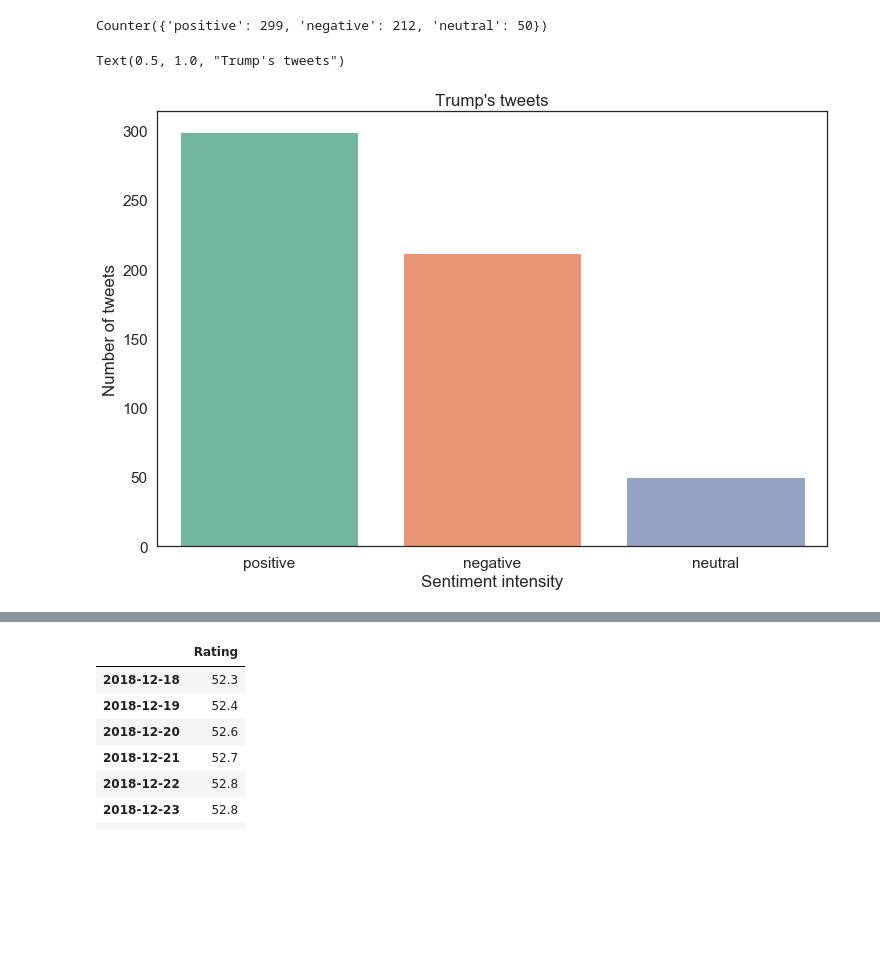
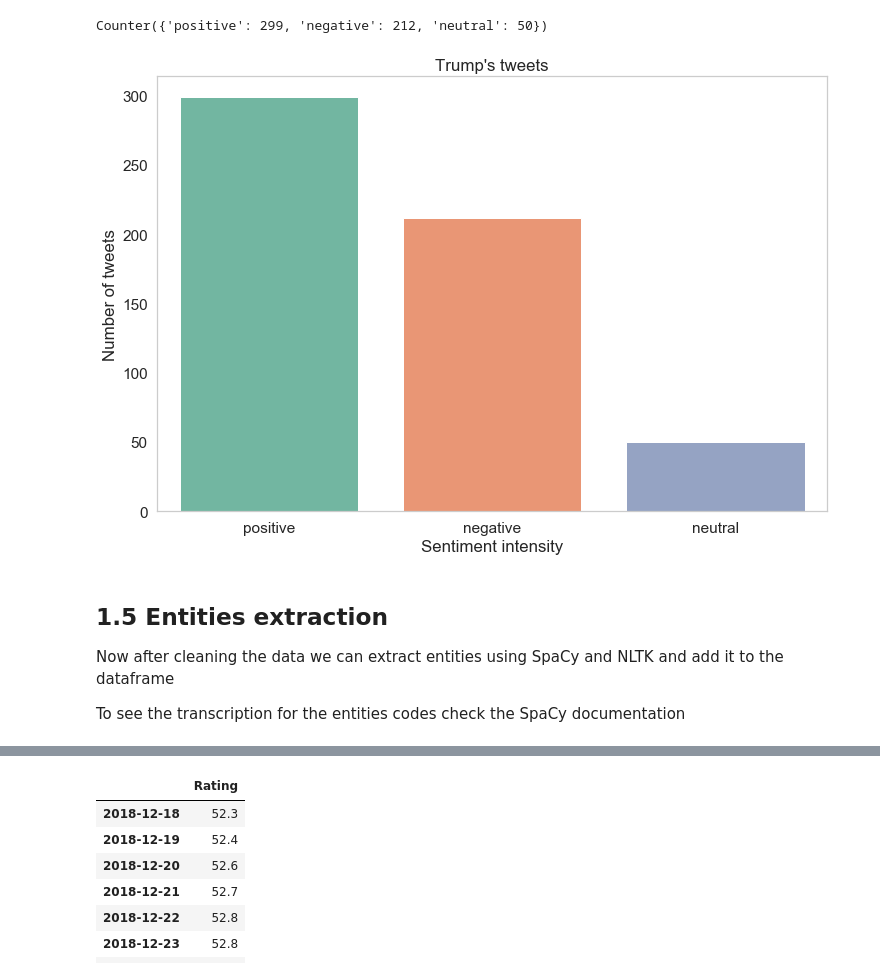
Before and after one commit to andrei-andrianov/trump-sentiment-analysis, a Jupyter notebook: Trump Sentiment Analysis.ipynb, the cells around one changed output, grey strips where cells are left out. Drawn from its saved outputs; the diff is of its cells as text; code cells hidden in the pictures; blank space fills up the shorter version.

```diff
--- a/Trump Sentiment Analysis.ipynb
+++ b/Trump Sentiment Analysis.ipynb
@@ -84,14 +85,14 @@ def collect_tweets(tweets, file):
     json.dump(tweets, file, indent=2)
 # %%
 %%time
-if os.path.isfile('tweets.json') and not os.stat('tweets.json').st_size == 0:
-    logging.info('File tweets.json already exists! Reading the file..')
-    file = open('tweets.json', 'r', encoding='utf8')
+if os.path.isfile('trump_tweets.json') and not os.stat('trump_tweets.json').st_size == 0:
+    logging.info('File trump_tweets.json already exists! Reading the file..')
+    file = open('trump_tweets.json', 'r', encoding='utf8')
     tweets = json.load(file)
     file.close()
 else:
-    logging.info('Creating tweets.json, collecting tweets..')
-    file = open('tweets.json', 'w', encoding='utf8')
+    logging.info('Creating trump_tweets.json, collecting tweets..')
+    file = open('trump_tweets.json', 'w', encoding='utf8')
     tweets = []
     collect_tweets(tweets, file)
     file.close()
@@ -328,8 +222,13 @@ Counter({'positive': 299, 'negative': 212, 'neutral': 50})
 # %%
 sns.countplot(df['Sentiment'])
 plt.xlabel('Sentiment intensity')
 plt.ylabel('Number of tweets')
 plt.title('Trump\'s tweets')
+plt.grid(False)
 # %% [output]
-Text(0.5, 1.0, "Trump's tweets")
-[figure, old version]
+[figure, new version]
+# %% [markdown]
+## 1.5 Entities extraction
+Now after cleaning the data we can extract entities using SpaCy and NLTK and add it to the dataframe
+
+To see the transcription for the entities codes check the SpaCy documentation
```
Also changed, not shown: parts of 98 cells of this notebook.
